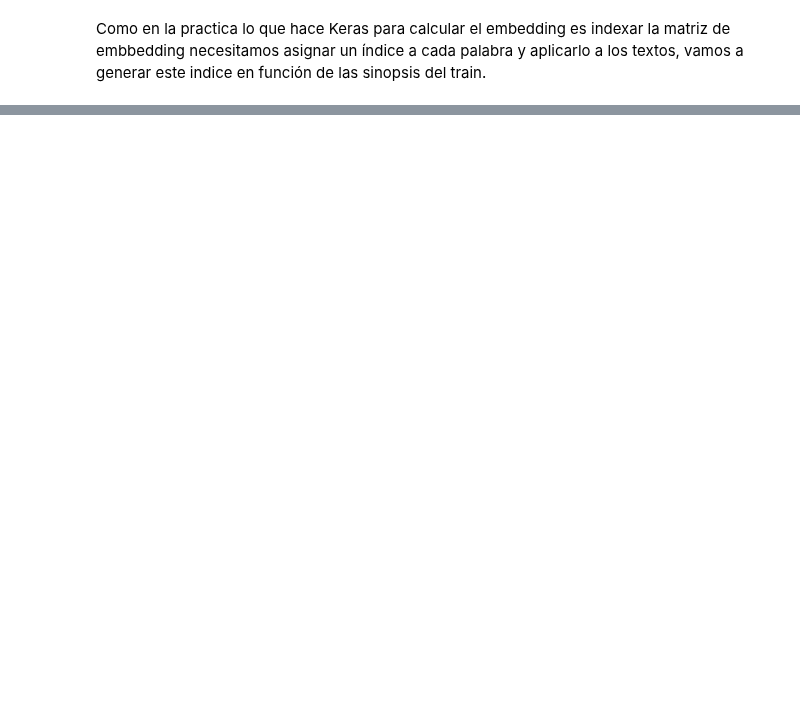
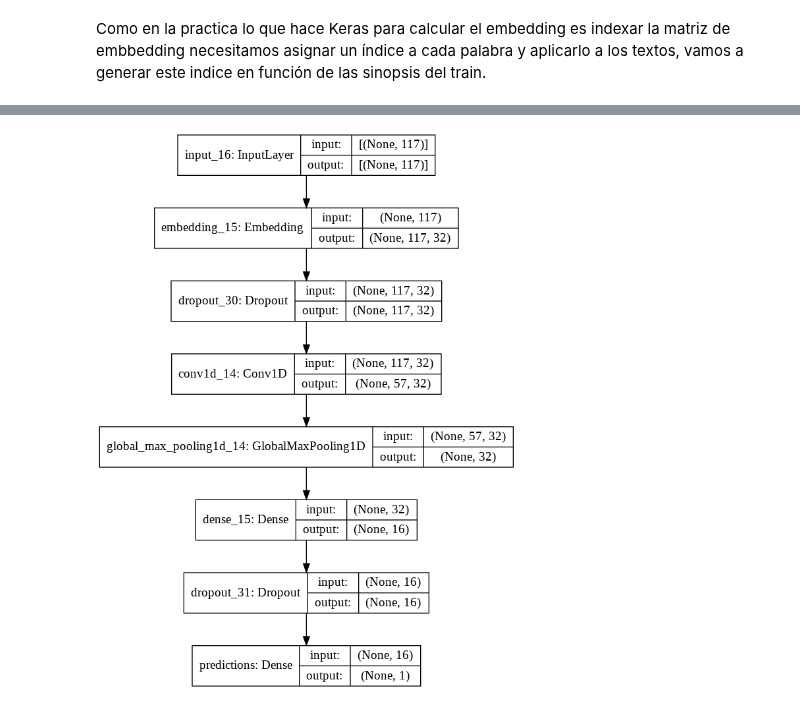
Before and after one commit to Jaimemorillo/ShouldIwatchThisMovie, a Jupyter notebook: Memoria_experiment3_2.ipynb, the cells around one changed output, grey strips where cells are left out. Saved outputs shown, nothing was run; the diff lists cells and outputs as text; code cells hidden in the pictures; blank space fills up the shorter version.

```diff
--- a/Memoria_experiment3_2.ipynb
+++ b/Memoria_experiment3_2.ipynb
@@ -200,6 +225,9 @@ plt.vlines(mean, 0, 410, color='crimson', ls=':')
 # %%
+maxlen = 117
+
 X_train = pad_sequences(X_train, padding='pre', maxlen=maxlen, truncating='post')
 X_test = pad_sequences(X_test, padding='pre', maxlen=maxlen, truncating='post')
+X_val = pad_sequences(X_val, padding='pre', maxlen=maxlen, truncating='post')
 
 X_train[0]
 # %% [output]
@@ -214,0 +250,25 @@ array([   0,    0,    0,    0,    0,    0,    0,    0,    0,    0,    0,
+# %%
+embedding_dim = 32
+# %%
+inputs = layers.Input(shape=(maxlen,))
+
+# Next, we add a layer to map those vocab indices into a space of dimensionality
+# 'embedding_dim'.
+x = layers.Embedding(input_dim = vocab_size, output_dim = embedding_dim)(inputs)
+x = layers.Dropout(0.35)(x)
+
+# Conv1D + global max pooling
+x = layers.Conv1D(32, 5, padding="valid", activation="relu", strides=2)(x)
+x = layers.GlobalMaxPooling1D()(x)
+
+# We add a vanilla hidden layer:
+x = layers.Dense(16, activation="relu")(x)
+x = layers.Dropout(0.35)(x)
+
+# We project onto a single unit output layer, and squash it with a sigmoid:
+predictions = layers.Dense(1, activation="sigmoid", name="predictions")(x)
+
+model = tf.keras.Model(inputs, predictions)
+# %%
+model.compile(loss='binary_crossentropy', optimizer=tf.keras.optimizers.Adam(learning_rate=0.0001), metrics=['accuracy'])
+model.summary()
@@ -214,0 +293,5 @@ array([   0,    0,    0,    0,    0,    0,    0,    0,    0,    0,    0,
+# %%
+from keras.utils.vis_utils import plot_model
+plot_model(model, to_file='model_plot.png', show_shapes=True, show_layer_names=True)
+# %% [output]
+[figure, added]
```
Also changed, not shown: parts of 29 cells of this notebook.
